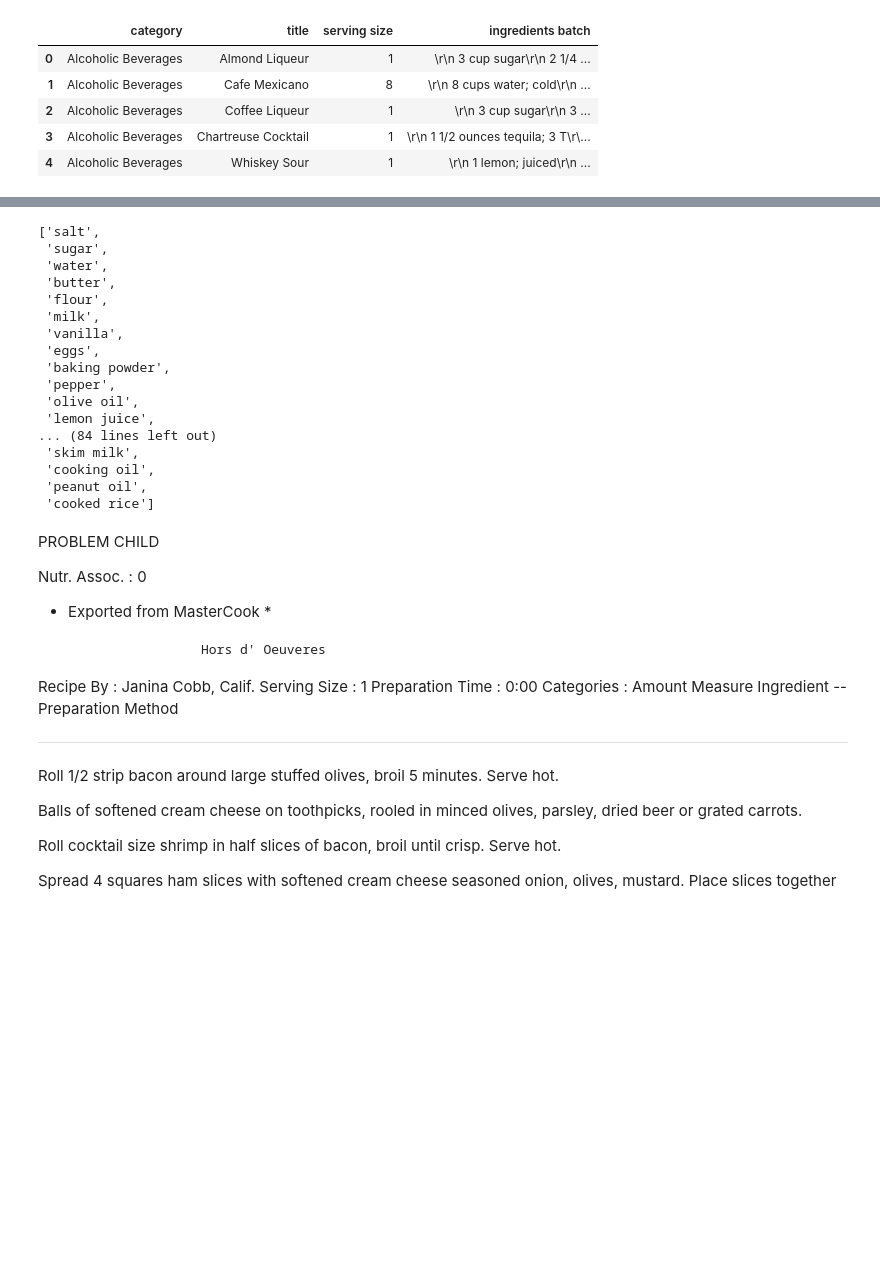
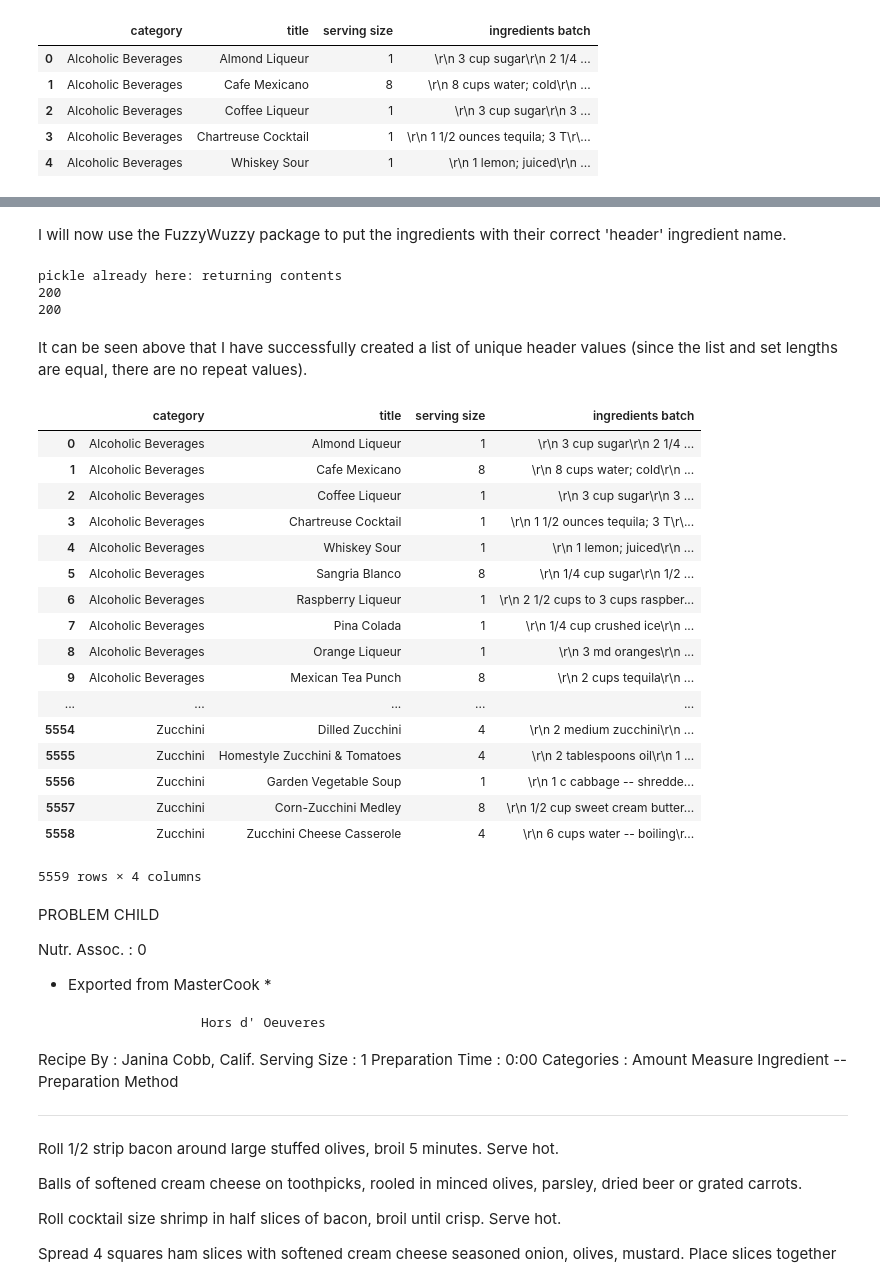
Before and after one commit to nealdm/Nutrition, a Jupyter notebook: Clean-Up.ipynb, the cells around one changed output, grey strips where cells are left out. Cells and saved outputs as stored; diff of their text form; code cells hidden in the pictures; blank space fills up the shorter version.

Commit message:
cleaned up ingredient header names

```diff
--- a/Clean-Up.ipynb
+++ b/Clean-Up.ipynb
@@ -135,0 +145,4 @@ df = pd.DataFrame({'category':category_list,
+# %%
+df = create_recipe_df()
+b = df['ingredients batch']
+print(f"total number of recipes: {len(b)}")
@@ -192,20 +278,2 @@ while len(goods)<100:
-# %%
-goods
-# %% [output]
-['salt',
- 'sugar',
- 'water',
- 'butter',
- 'flour',
- 'milk',
- 'vanilla',
- 'eggs',
- 'baking powder',
- 'pepper',
- 'olive oil',
- 'lemon juice',
-... (84 lines left out)
- 'skim milk',
- 'cooking oil',
- 'peanut oil',
- 'cooked rice']
+# %% [markdown]
+I will now use the FuzzyWuzzy package to put the ingredients with their correct 'header' ingredient name.
@@ -212,3 +312,36 @@ goods
+# %%
+name_groups = get_ingredient_classes(sorted_ings)
+headers = [n[0] for n in name_groups]
+print(len(headers))
+print(len(set(headers)))
+# %% [output]
+pickle already here: returning contents
+200
+200
+# %% [markdown]
+It can be seen above that I have successfully created a list of unique header values (since the list and set lengths are equal, there are no repeat values).
+# %%
+# name_groups
+df
+# %% [output]
+|  | category | title | serving size | ingredients batch |
+| 0 | Alcoholic Beverages | Almond Liqueur | 1 | \r\n 3 cup sugar\r\n 2 1/4 ... |
+| 1 | Alcoholic Beverages | Cafe Mexicano | 8 | \r\n 8 cups water; cold\r\n ... |
+| 2 | Alcoholic Beverages | Coffee Liqueur | 1 | \r\n 3 cup sugar\r\n 3 ... |
+| 3 | Alcoholic Beverages | Chartreuse Cocktail | 1 | \r\n 1 1/2 ounces tequila; 3 T\r\... |
+| 4 | Alcoholic Beverages | Whiskey Sour | 1 | \r\n 1 lemon; juiced\r\n ... |
+| 5 | Alcoholic Beverages | Sangria Blanco | 8 | \r\n 1/4 cup sugar\r\n 1/2 ... |
+| 6 | Alcoholic Beverages | Raspberry Liqueur | 1 | \r\n 2 1/2 cups to 3 cups raspber... |
+| 7 | Alcoholic Beverages | Pina Colada | 1 | \r\n 1/4 cup crushed ice\r\n ... |
+| 8 | Alcoholic Beverages | Orange Liqueur | 1 | \r\n 3 md oranges\r\n ... |
+| 9 | Alcoholic Beverages | Mexican Tea Punch | 8 | \r\n 2 cups tequila\r\n ... |
+| ... | ... | ... | ... | ... |
+| 5554 | Zucchini | Dilled Zucchini | 4 | \r\n 2 medium zucchini\r\n ... |
+| 5555 | Zucchini | Homestyle Zucchini & Tomatoes | 4 | \r\n 2 tablespoons oil\r\n 1 ... |
+| 5556 | Zucchini | Garden Vegetable Soup | 1 | \r\n 1 c cabbage -- shredde... |
+| 5557 | Zucchini | Corn-Zucchini Medley | 8 | \r\n 1/2 cup sweet cream butter... |
+| 5558 | Zucchini | Zucchini Cheese Casserole | 4 | \r\n 6 cups water -- boiling\r... |
+5559 rows × 4 columns
 # %% [markdown]
 PROBLEM CHILD
 
```
Also changed, not shown: parts of 18 cells of this notebook, 1 other file.
